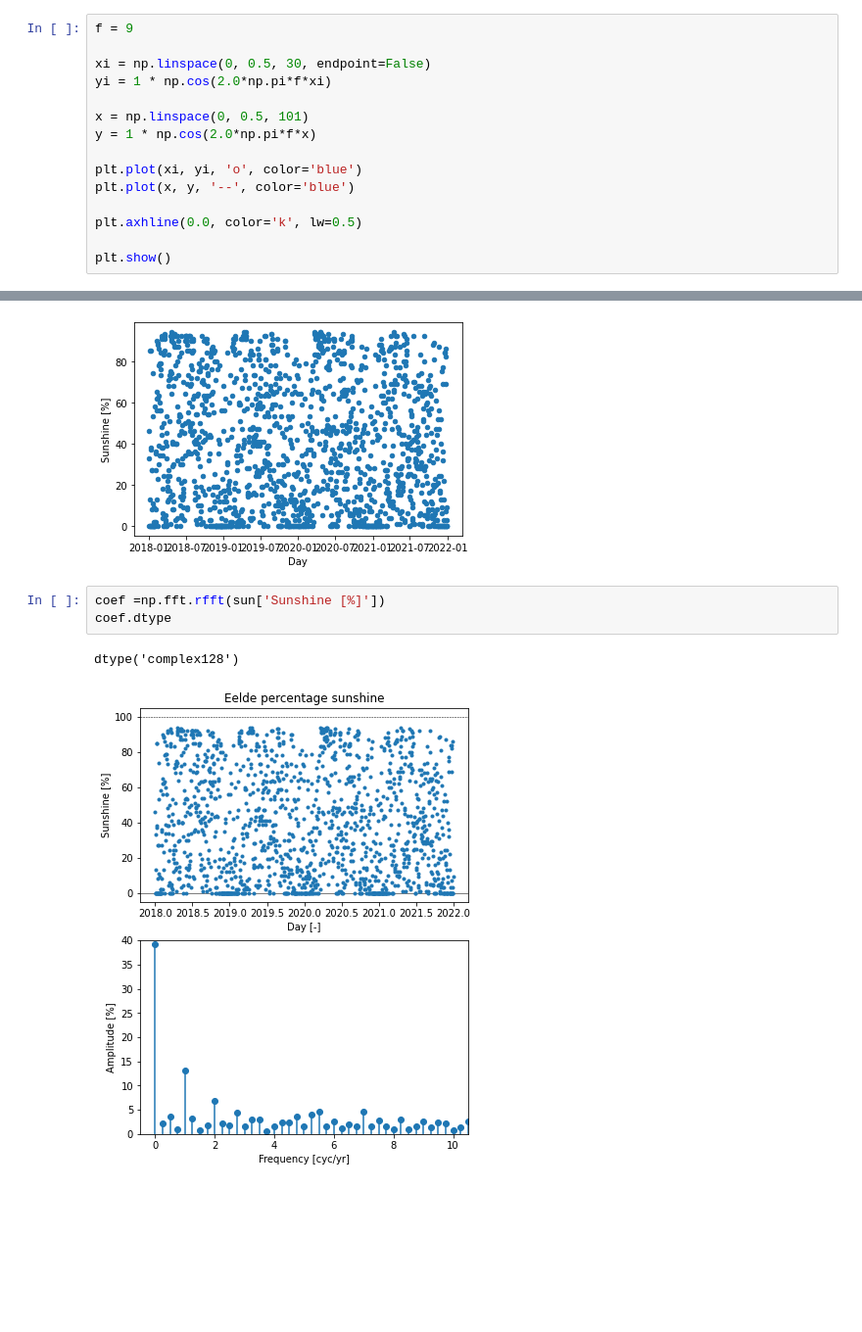
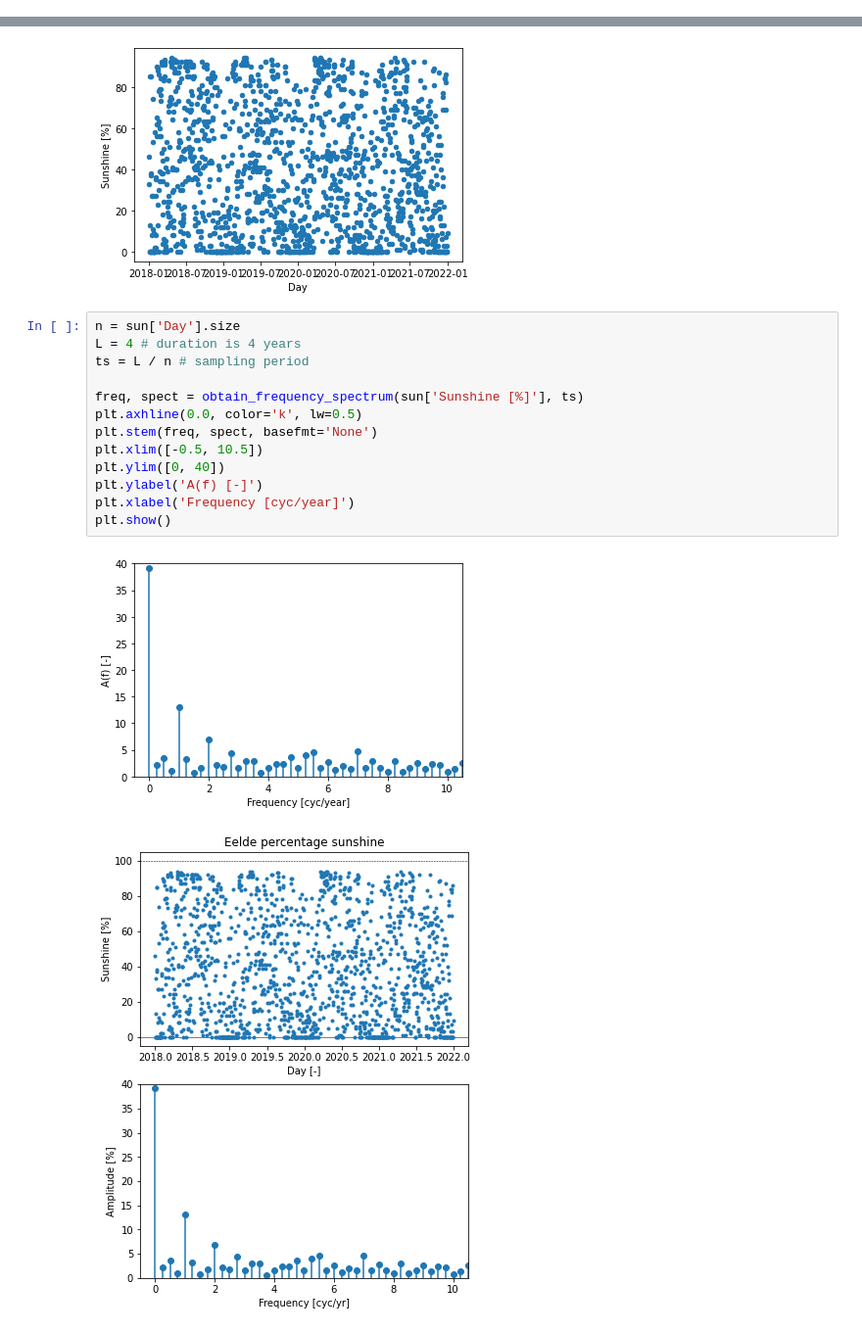
Before and after one commit to ddlatumalea/signal_analysis, a Jupyter notebook: DS1 SignAnal - Lesson 4 (v2021).ipynb, the cells around one changed output, grey strips where cells are left out. Shown at 98% size. Saved outputs shown, nothing was run; the diff lists cells and outputs as text; blank space fills up the shorter version.

```diff
--- a/DS1 SignAnal - Lesson 4 (v2021).ipynb
+++ b/DS1 SignAnal - Lesson 4 (v2021).ipynb
@@ -404,18 +404,3 @@ Generate your own artificial $\frac{1}{2}$-hour long 30-sample signal that is sa
 and plot their amplitude spectra.
 
 Try to explain your observations.
-# %%
-f = 9
-
-xi = np.linspace(0, 0.5, 30, endpoint=False)
-yi = 1 * np.cos(2.0*np.pi*f*xi)
-
-x = np.linspace(0, 0.5, 101)
-y = 1 * np.cos(2.0*np.pi*f*x)
-
-plt.plot(xi, yi, 'o', color='blue')
-plt.plot(x, y, '--', color='blue')
-
-plt.axhline(0.0, color='k', lw=0.5)
-
-plt.show()
@@ -462,11 +531,21 @@ sun.plot(x='Day', y='Sunshine [%]', kind='scatter')
 # %% [output]
 <AxesSubplot:xlabel='Day', ylabel='Sunshine [%]'>
 [figure]
-# %%
-coef =np.fft.rfft(sun['Sunshine [%]'])
-coef.dtype
-# %% [output]
-dtype('complex128')
+# %%
+n = sun['Day'].size
+L = 4 # duration is 4 years
+ts = L / n # sampling period
+
+freq, spect = obtain_frequency_spectrum(sun['Sunshine [%]'], ts)
+plt.axhline(0.0, color='k', lw=0.5)
+plt.stem(freq, spect, basefmt='None')
+plt.xlim([-0.5, 10.5])
+plt.ylim([0, 40])
+plt.ylabel('A(f) [-]')
+plt.xlabel('Frequency [cyc/year]')
+plt.show()
+# %% [output]
+[figure, added]
 # %%
 # %% [output]
 [figure]
```
Also changed, not shown: parts of 26 cells of this notebook, 5 other files.
